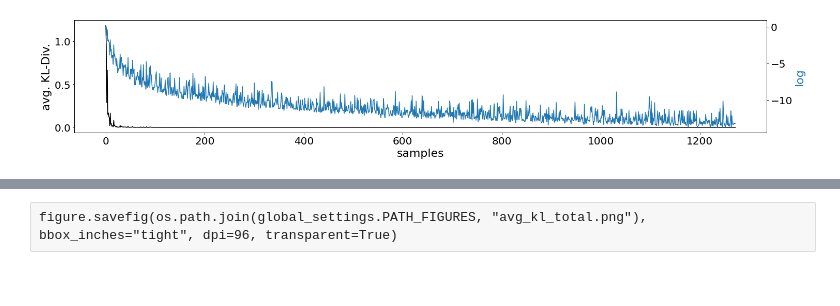
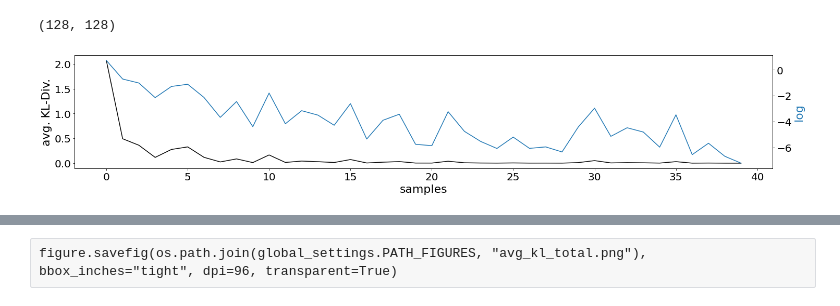
Before and after one commit to jgwiese/mcmc_bnn_symmetry, a Jupyter notebook: notebooks/06_paper/figures/figure_02.ipynb, the cells around one changed output, grey strips where cells are left out. Drawn from its saved outputs; the diff is of its cells as text; code cells hidden in the pictures.

```diff
--- a/notebooks/06_paper/figures/figure_02.ipynb
+++ b/notebooks/06_paper/figures/figure_02.ipynb
@@ -18,6 +17,8 @@ The autoreload extension is already loaded. To reload it, use:
 # %%
 result = results.ResultSample.load_from_file(os.path.join(global_settings.PATH_PAPER_RESULTS, "{}.tar.gz".format(
-    "d172bb3351d21af3d07c84b34f188223"
+    #"d172bb3351d21af3d07c84b34f188223" # old pakdd results (f2 model)
+    "fa90503af1a24ee9d928da043d87e94e" # 10 samples / chain (f2 model)
+    #"4e9bb1a58a0a3d093b4565507c947405" # 10 samples / chain (f1 model)
 )))
 
 
@@ -46,9 +47,9 @@ def kl_divergence(p_values, q_values):
     return (p_values * (jnp.log(p_values + 1e-6) - jnp.log(q_values + 1e-6))).sum(-1)
 # %%
 # distribution stuff
-resolution = 512
+resolution = 128 # 512
 x = jnp.linspace(-3.0, 3.0, resolution)[:, jnp.newaxis]
-y = jnp.linspace(-3.0, 3.0, 2 * resolution)[:, jnp.newaxis]
+y = jnp.linspace(-3.0, 3.0, resolution)[:, jnp.newaxis] # TODO why did i use 2 * resolution here before??
 
 #jax.scipy.special.logsumexp
 #parameters_prior_distribution = experiment._model._parameters_prior(jnp.zeros(sample.shape), jnp.ones(sample.shape))
@@ -61,6 +62,7 @@ kl_divergences = []
 kl_divergences_parameters = []
 
 n = len(result.samples["parameters"])
+n = 100
 for i in range(n):
     if i % 100 == 0:
         print(i)
@@ -192,22 +181,28 @@ for pp in posterior_predictive_history:
+# %%
+print(posterior_predictive_history[-1].shape)
+# %% [output]
+(128, 128)
 # %%
+n2 = 40
+
 figure = plt.figure(figsize=(24, 4))
 ax1 = figure.add_subplot(1, 1, 1)
-ax1.plot(jnp.arange(n-1), jnp.array(kl_divergences)[:n], color="black")
+ax1.plot(jnp.arange(n2), jnp.array(kl_divergences)[:n2], color="black")
 ax1.set_xlabel("samples")
 ax1.set_ylabel(r"avg. KL-Div.", color="black")
 ax1.yaxis.label.set_size(textsize)
 ax1.xaxis.label.set_size(textsize)
 ax1.tick_params(axis='both', which='major', labelsize=textsize - 2)
 ax1.tick_params(axis='both', which='minor', labelsize=textsize - 2)
 
 ax2 = ax1.twinx()
-ax2.plot(jnp.arange(n-1), jnp.log(jnp.array(kl_divergences)), color="tab:blue")
+ax2.plot(jnp.arange(n2), jnp.log(jnp.array(kl_divergences)[:n2]), color="tab:blue")
 ax2.set_ylabel(r"log", color="tab:blue")
 ax2.yaxis.label.set_size(textsize)
 ax2.xaxis.label.set_size(textsize)
 ax2.tick_params(axis='both', which='major', labelsize=textsize - 2)
 ax2.tick_params(axis='both', which='minor', labelsize=textsize - 2)
 # %% [output]
-[figure, old version]
+[figure, new version]
 # %%
 figure.savefig(os.path.join(global_settings.PATH_FIGURES, "avg_kl_delta.pdf"), bbox_inches="tight", dpi=300, transparent=True)
```
Also changed, not shown: parts of 16 cells of this notebook, 20 other files.
